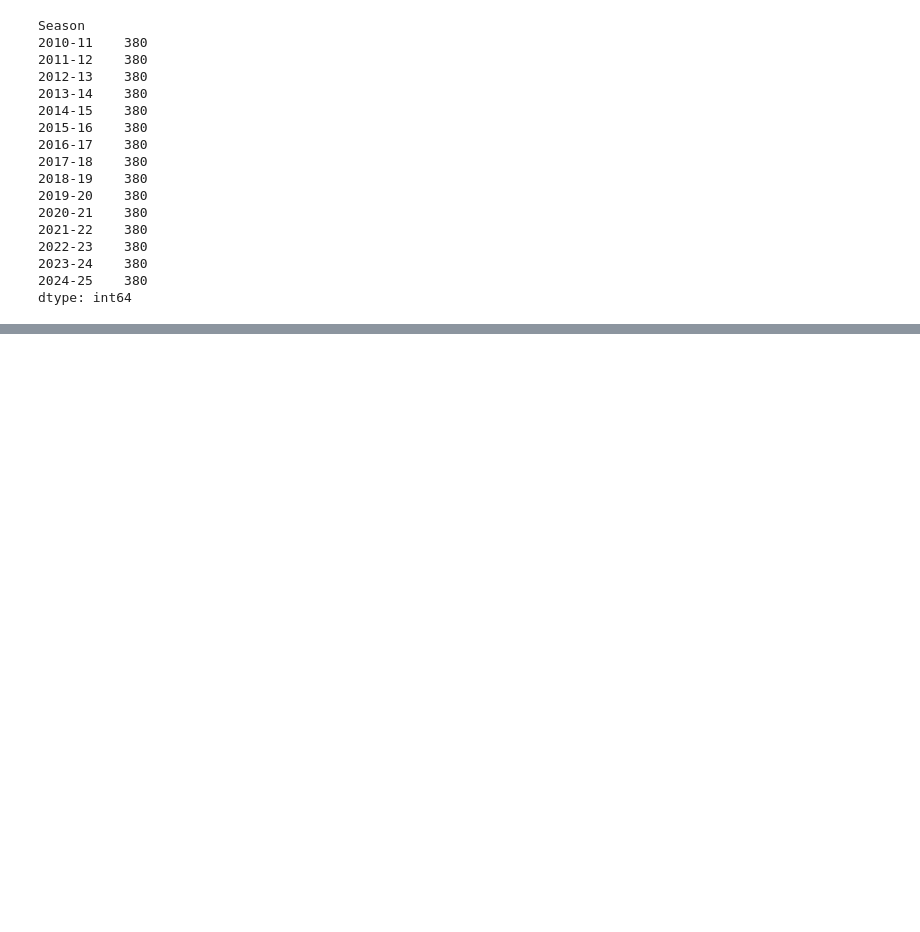
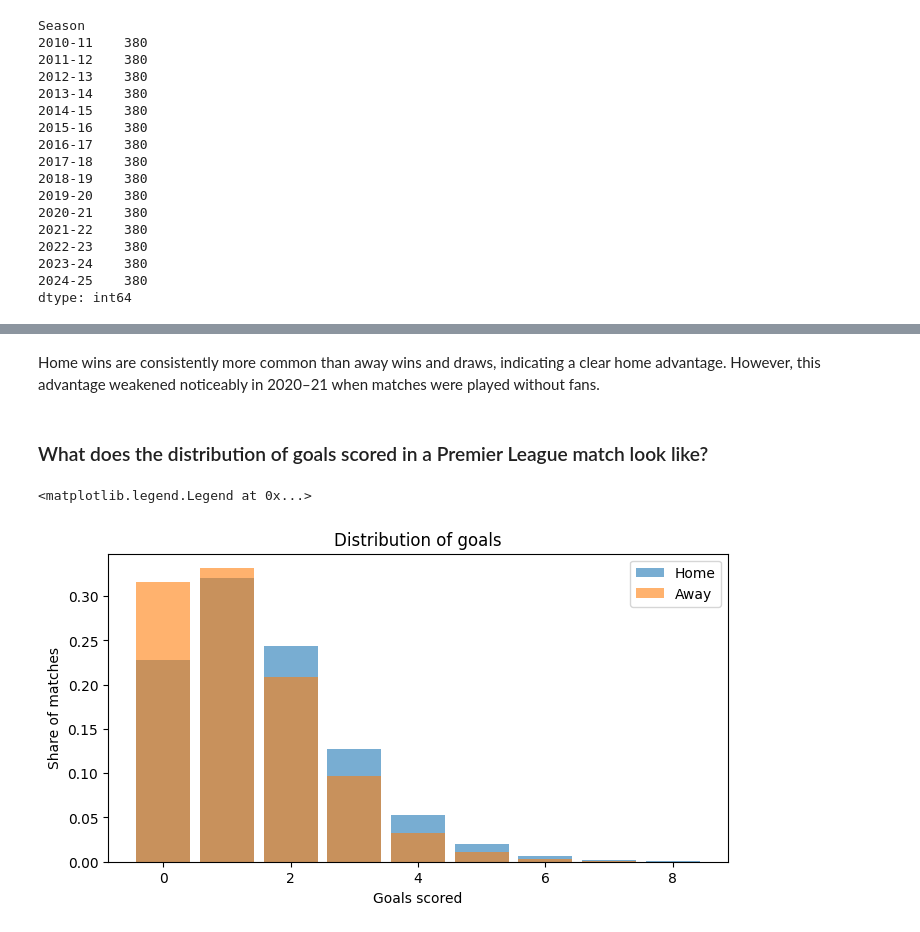
Before and after one commit to w2xw30/pl-matchpredictor, a Jupyter notebook: notebooks/01_eda.ipynb, the cells around one changed output, grey strips where cells are left out. Cells and saved outputs as stored; diff of their text form; code cells hidden in the pictures; blank space fills up the shorter version.

```diff
--- a/notebooks/01_eda.ipynb
+++ b/notebooks/01_eda.ipynb
@@ -38,0 +125,15 @@ dtype: int64
+# %% [markdown]
+Home wins are consistently more common than away wins and draws, indicating a clear home advantage. However, this advantage weakened noticeably in 2020–21 when matches were played without fans.
+# %% [markdown]
+### What does the distribution of goals scored in a Premier League match look like?
+# %%
+fig, ax = plt.subplots(figsize=(8, 4))
+bins = np.arange(-0.5, 9.5, 1)
+ax.hist(df.FTHG, bins=bins, alpha=0.6, label="Home", density=True, rwidth=0.85)
+ax.hist(df.FTAG, bins=bins, alpha=0.6, label="Away", density=True, rwidth=0.85)
+ax.set_xlabel("Goals scored"); ax.set_ylabel("Share of matches")
+ax.set_title("Distribution of goals")
+ax.legend()
+# %% [output]
+<matplotlib.legend.Legend at 0x...>
+[figure, added]
```
Also changed, not shown: parts of 17 cells of this notebook.
